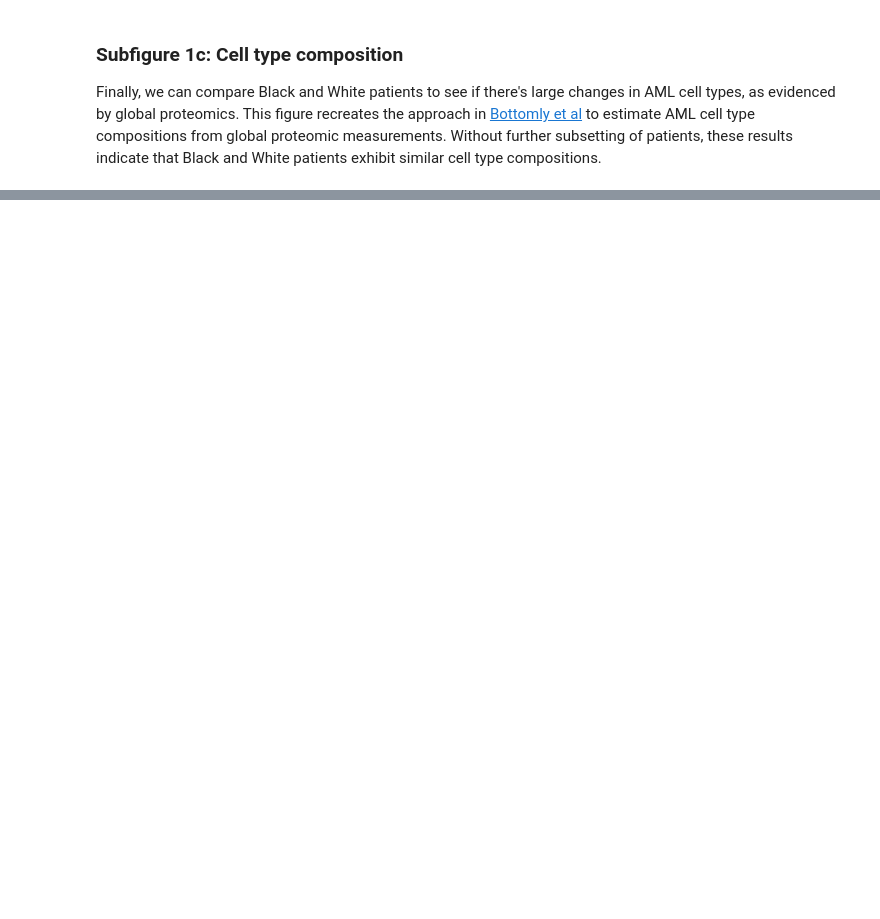
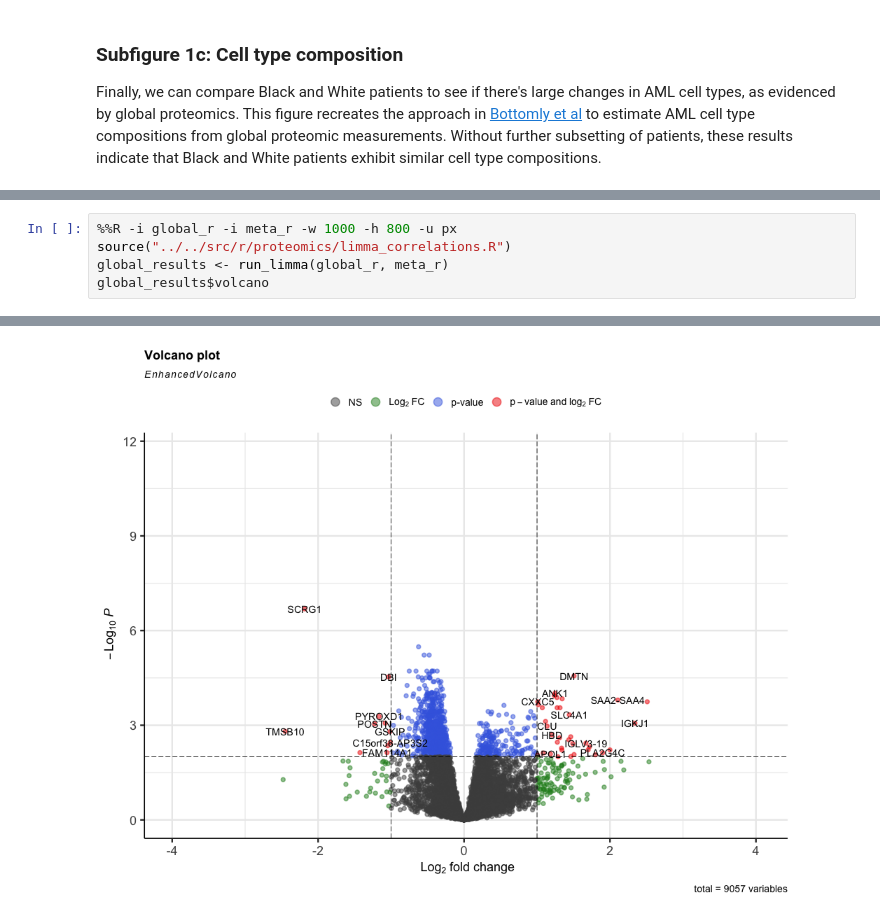
Before and after one commit to PNNL-CompBio/amlMultidrugResistance, a Jupyter notebook: aml_outcome_disparities/analysis/fig1/figure1.ipynb, the cells around one changed output, grey strips where cells are left out. Drawn from its saved outputs; the diff is of its cells as text; blank space fills up the shorter version.

```diff
--- a/aml_outcome_disparities/analysis/fig1/figure1.ipynb
+++ b/aml_outcome_disparities/analysis/fig1/figure1.ipynb
@@ -74,0 +142,6 @@ Welcome, JLChin!
+# %%
+%%R -i global_r -i meta_r -w 1000 -h 800 -u px
+source("../../src/r/proteomics/limma_correlations.R")
+global_results <- run_limma(global_r, meta_r)
+global_results$volcano
+# %% [output]
@@ -74,0 +150 @@ Welcome, JLChin!
+[figure, added]
```
Also changed, not shown: parts of 12 cells of this notebook, 2 other files.
